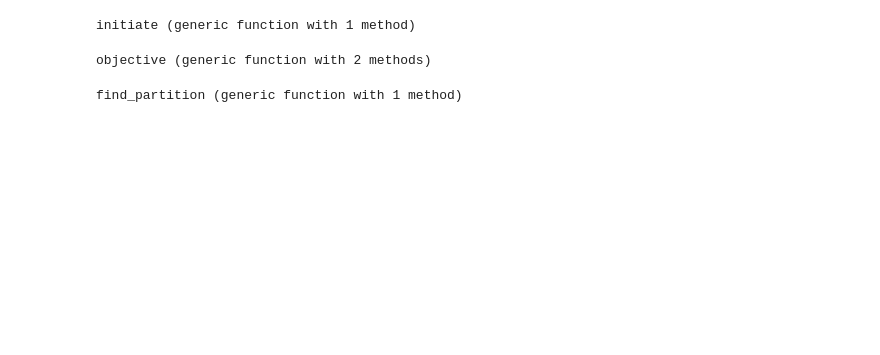
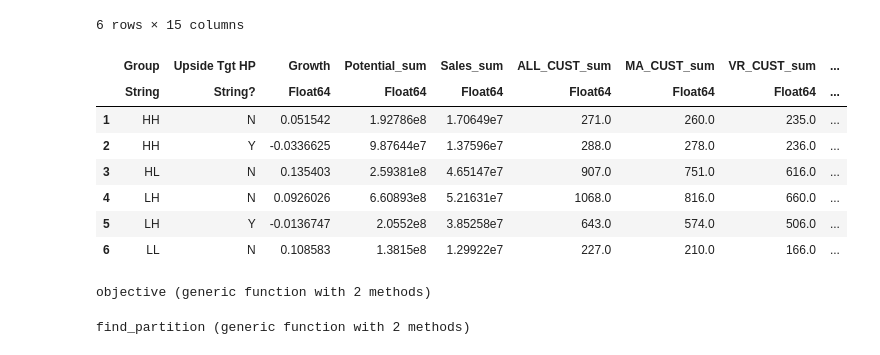
Before and after one commit to cyclonestab/Programming-Solver, a Jupyter notebook: test1.ipynb, the cells around one changed output. Drawn from its saved outputs; the diff is of its cells as text; code cells hidden in the pictures; blank space fills up the shorter version.

```diff
--- a/test1.ipynb
+++ b/test1.ipynb
@@ -45,14 +29,28 @@ data = data[!,Not(:rounded_sales)]
+# %%
+stats = combine(groupby(data,[:Group,Symbol("Upside Tgt HP")]),AsTable([:sales_half_yr, :sales_half_yr_pre]) => (x -> sum(x.sales_half_yr)/sum(x.sales_half_yr_pre)-1)=>Symbol("Growth"),names(res)[6:end-3].=>sum,nrow=>:Hospital_Counts)
+stats = sort!(stats,[:Group,Symbol("Upside Tgt HP")])
+# %% [output]
+6 rows × 15 columns
+|  | Group | Upside Tgt HP | Growth | Potential_sum | Sales_sum | ALL_CUST_sum | MA_CUST_sum | VR_CUST_sum | ... |
+|  | String | String? | Float64 | Float64 | Float64 | Float64 | Float64 | Float64 | ... |
+| 1 | HH | N | 0.051542 | 1.92786e8 | 1.70649e7 | 271.0 | 260.0 | 235.0 | ... |
+| 2 | HH | Y | -0.0336625 | 9.87644e7 | 1.37596e7 | 288.0 | 278.0 | 236.0 | ... |
+| 3 | HL | N | 0.135403 | 2.59381e8 | 4.65147e7 | 907.0 | 751.0 | 616.0 | ... |
+| 4 | LH | N | 0.0926026 | 6.60893e8 | 5.21631e7 | 1068.0 | 816.0 | 660.0 | ... |
+| 5 | LH | Y | -0.0136747 | 2.0552e8 | 3.85258e7 | 643.0 | 574.0 | 506.0 | ... |
+| 6 | LL | N | 0.108583 | 1.3815e8 | 1.29922e7 | 227.0 | 210.0 | 166.0 | ... |
 # %%
 function initiate(data)
-    n = nrow(data)
+    n = nrow(data[data[!,:"Upside Tgt HP"].=="N",:])
+    immutables = data[data[!,:"Upside Tgt HP"].=="Y",:]
+
     n_partition = 3
-    m = nrow(data) % 3
-    partition = repeat(collect(1:3), n ÷ 3)
+    m = nrow(data) % 2
+    partition = repeat(collect(1:2), n ÷ 2)
     append!(partition, collect(1:3)[begin:m]);
+    append!(partition, repeat([3], nrow(immutables)));
     (n,n_partition,partition)
-end
+end;
-# %% [output]
-initiate (generic function with 1 method)
 # %%
 function objective(partition, data, n_partition, n=3)
     group_sales = [data.sales_half_yr[partition .== i]|>sum for i ∈ 1:n_partition] |> std
@@ -69,32 +67,42 @@ objective (generic function with 2 methods)
 # %%
 function find_partition(data)
     n,n_partition,partition = initiate(data)
+    data[!,:Partition]=partition
+
+    sort!(data, :Growth)
+    partition=data.Partition
+    data=data[!,Not(:Partition)]
+
     ϵ = objective(partition, data, n_partition)
+    immutables = data.ID[data[!,:"Upside Tgt HP"].=="Y",:]
     ex_ϵ = ϵ
 
     total_no_of_improvment = 0
     for t ∈ 1:10
         no_of_improvment = 0
-        for loc ∈ 1:n
-            original = partition[loc]
-            options = setdiff(1:3,original)
-                for option ∈ options
-                    partition[loc] = option
+        for loc1 ∈ 1:n
+            for loc2 ∈ loc1:n
+
+                a1 = partition[loc1]; a2 = partition[loc2]
+                    partition[loc1] = a2; partition[loc2] = a1
+
                     ϵ′ = objective(partition, data, n_partition)
-                    if ϵ′[1] <= ϵ[1] && ϵ′[2] <= ϵ[2] && ϵ′[3] <= ϵ[3] && ϵ′[4] <= ϵ[4]
+                    selected_hospitals = data.ID[partition.==3,:]
+                    condition_on_immutables = immutables ⊆ selected_hospitals
+                    if ϵ′[4] <= ϵ[4] && condition_on_immutables
                         ϵ = ϵ′
                         no_of_improvment = no_of_improvment + 1
                     else
-                        partition[loc] = original
+                        partition[loc1] = a1; partition[loc2] = a2
                 end
             end
         end
         total_no_of_improvment = total_no_of_improvment + no_of_improvment
         println("Number of improvments: $(total_no_of_improvment)")
-        println("Best objective value: $(ϵ)")
-        println("Ex-objective value: $(ex_ϵ)")
-        norm_difference = norm(ex_ϵ.- ϵ)
-        println("Norm difference: $(norm_difference)")
+        println("Best objective value: $(ϵ[4])")
+        println("Ex-objective value: $(ex_ϵ[4])")
+        norm_difference = ex_ϵ[4].- ϵ[4]
+        println("growth difference: $(norm_difference)")
         (no_of_improvment == 0 || norm_difference <= 1e-2) && break
         ex_ϵ=ϵ
     end
@@ -103,4 +111,4 @@ function find_partition(data)
     return partition
 end
 # %% [output]
-find_partition (generic function with 1 method)
+find_partition (generic function with 2 methods)
```
Also changed, not shown: parts of 14 cells of this notebook, 1 other file.
